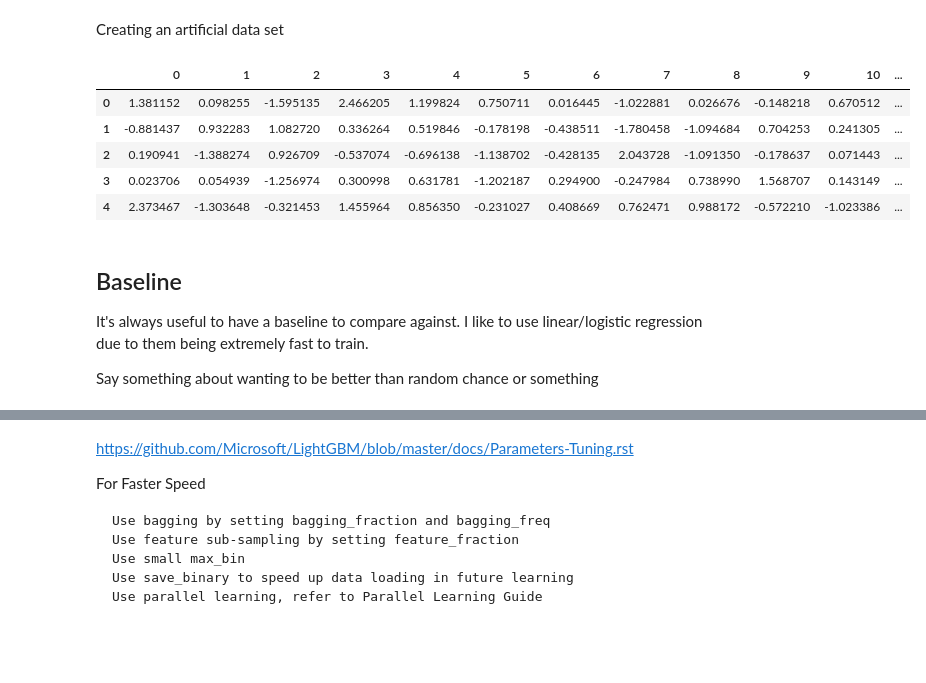
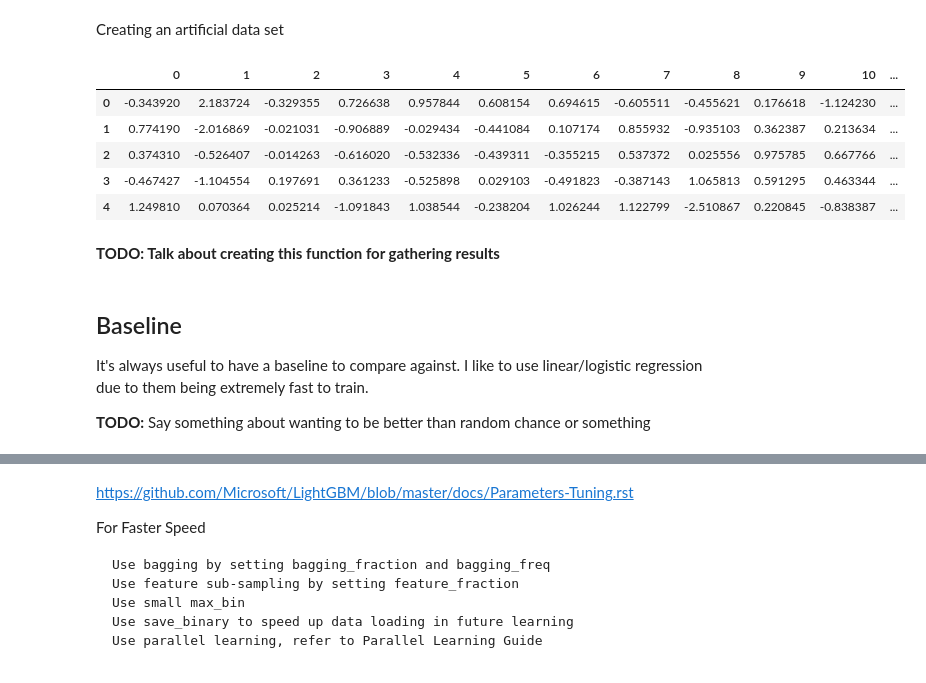
Before and after one commit to JeffMacaluso/Talks, a Jupyter notebook: EnsembleMethods/EnsembleMethods.ipynb, the cells around one changed output, grey strips where cells are left out. Saved outputs shown, nothing was run; the diff lists cells and outputs as text; code cells hidden in the pictures; blank space fills up the shorter version.

Commit message:
Added stacking example and todos

```diff
--- a/EnsembleMethods/EnsembleMethods.ipynb
+++ b/EnsembleMethods/EnsembleMethods.ipynb
@@ -47,18 +53,29 @@ Pandas: 0.23.1
 # %% [markdown]
 Creating an artificial data set
 # %%
-data = datasets.make_classification(n_samples=30000, n_features=20, n_classes=2, random_state=46)
+# Creating an artificial dataset to test algorithms on
+data = datasets.make_classification(n_samples=10000,
+                                    n_features=20,
+                                    n_redundant=10,  # Superfluous features working as noise for the algorithms
+                                    n_classes=2,
+                                    random_state=46)
+
+# Assigning features/labels to variables for ease of use
 X = data[0]
 y = data[1]
 
+# Train/test split
+X_train, X_test, y_train, y_test = train_test_split(X, y, test_size=0.30, random_state=46)
+
+# Putting into a dataframe for viewing
 df = pd.DataFrame(X)
 df['label'] = y
 
 df.head()
 # %% [output]
 |  | 0 | 1 | 2 | 3 | 4 | 5 | 6 | 7 | 8 | 9 | 10 | ... |
-| 0 | 1.381152 | 0.098255 | -1.595135 | 2.466205 | 1.199824 | 0.750711 | 0.016445 | -1.022881 | 0.026676 | -0.148218 | 0.670512 | ... |
-| 1 | -0.881437 | 0.932283 | 1.082720 | 0.336264 | 0.519846 | -0.178198 | -0.438511 | -1.780458 | -1.094684 | 0.704253 | 0.241305 | ... |
-| 2 | 0.190941 | -1.388274 | 0.926709 | -0.537074 | -0.696138 | -1.138702 | -0.428135 | 2.043728 | -1.091350 | -0.178637 | 0.071443 | ... |
-| 3 | 0.023706 | 0.054939 | -1.256974 | 0.300998 | 0.631781 | -1.202187 | 0.294900 | -0.247984 | 0.738990 | 1.568707 | 0.143149 | ... |
-| 4 | 2.373467 | -1.303648 | -0.321453 | 1.455964 | 0.856350 | -0.231027 | 0.408669 | 0.762471 | 0.988172 | -0.572210 | -1.023386 | ... |
+| 0 | -0.343920 | 2.183724 | -0.329355 | 0.726638 | 0.957844 | 0.608154 | 0.694615 | -0.605511 | -0.455621 | 0.176618 | -1.124230 | ... |
+| 1 | 0.774190 | -2.016869 | -0.021031 | -0.906889 | -0.029434 | -0.441084 | 0.107174 | 0.855932 | -0.935103 | 0.362387 | 0.213634 | ... |
+| 2 | 0.374310 | -0.526407 | -0.014263 | -0.616020 | -0.532336 | -0.439311 | -0.355215 | 0.537372 | 0.025556 | 0.975785 | 0.667766 | ... |
+| 3 | -0.467427 | -1.104554 | 0.197691 | 0.361233 | -0.525898 | 0.029103 | -0.491823 | -0.387143 | 1.065813 | 0.591295 | 0.463344 | ... |
+| 4 | 1.249810 | 0.070364 | 0.025214 | -1.091843 | 1.038544 | -0.238204 | 1.026244 | 1.122799 | -2.510867 | 0.220845 | -0.838387 | ... |
@@ -70,2 +82,4 @@ X_train, X_test, y_train, y_test = train_test_split(X, y, test_size=0.30, random
+# %% [markdown]
+**TODO: Talk about creating this function for gathering results**
 # %%
 # Data frame for gathering results
@@ -113,7 +129,7 @@ def train_model_get_results(model, model_name, is_tuned=0):
 
 It's always useful to have a baseline to compare against. I like to use linear/logistic regression due to them being extremely fast to train.
 
-Say something about wanting to be better than random chance or something
+**TODO:** Say something about wanting to be better than random chance or something
 # %%
 # Instantiating the model
 logistic_regression = linear_model.LogisticRegression()
```
Also changed, not shown: parts of 44 cells of this notebook.
